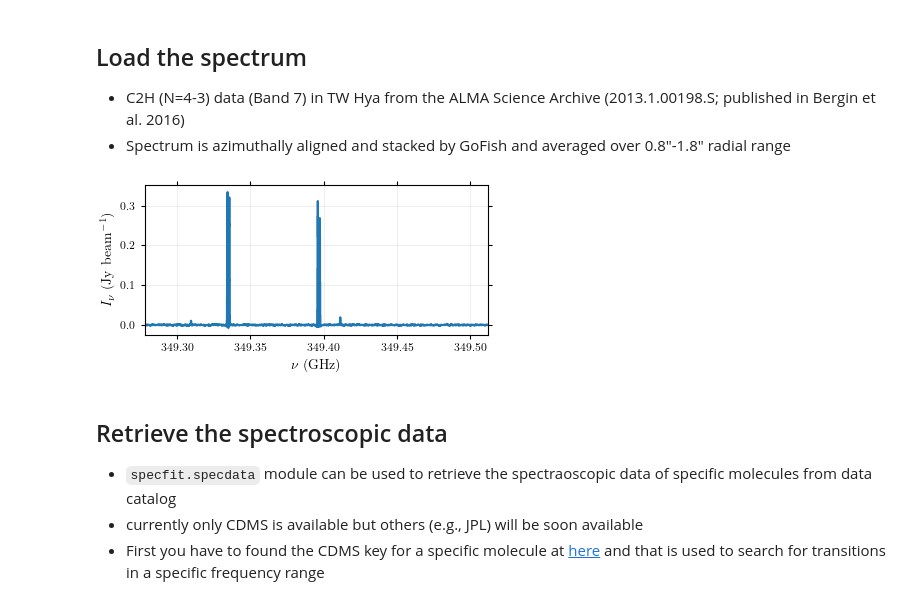
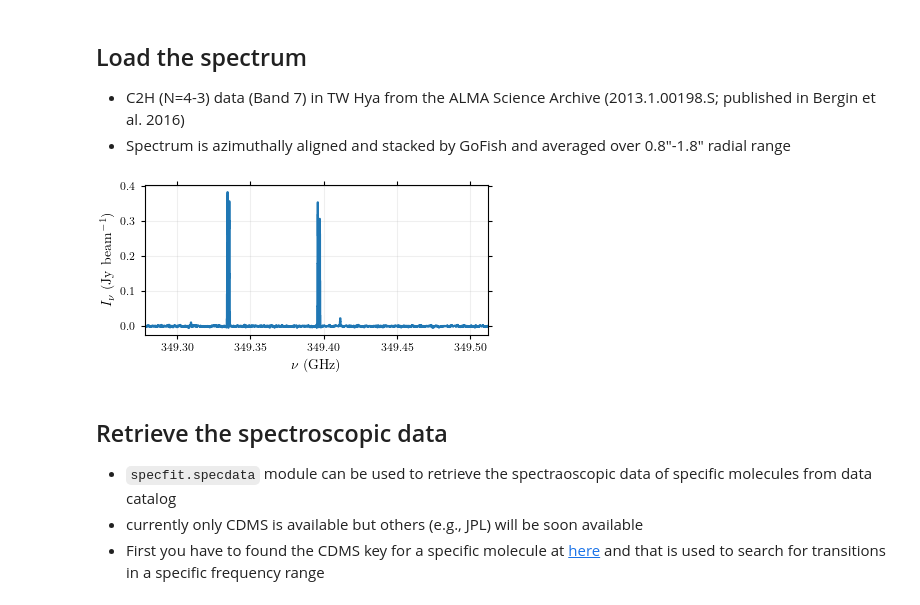
Before and after one commit to yyamato-as/specfit, a Jupyter notebook: exmaple_C2H_TW_Hya.ipynb, the cells around one changed output. Drawn from its saved outputs; the diff is of its cells as text; code cells hidden in the pictures.

```diff
--- a/exmaple_C2H_TW_Hya.ipynb
+++ b/exmaple_C2H_TW_Hya.ipynb
@@ -13,35 +13,35 @@ plt.rcParams.update(
     {
         "text.usetex": True,
         "font.family": "serif",
         "xtick.top": True,
         "ytick.right": True,
         "xtick.direction": "out",
         "ytick.direction": "out",
         "xtick.color": "black",
         "xtick.labelcolor": "black",
         "xtick.labelsize": 8,
         "xtick.major.size": 3.0,
         "ytick.color": "black",
         "ytick.labelcolor": "black",
         "ytick.labelsize": 8,
         "ytick.major.size": 3.0,
     }
 )
 
 # TW Hya systemic velocity
 vsys = 2.84 # in km/s
 
-filename = "./data/TW_Hya_C2H_4-3_spectrum_stacked_0.8-1.8.h5"
+filename = "./data/TW_Hya_C2H_4-3_spectrum_stacked_1.0arcsec-1.2arcsec.h5"
 spec = Spectrum(filename=filename)
 fig, ax = plt.subplots(figsize=(4, 2), layout="constrained")
 spec.plot(ax=ax, axis="freq", error_scaling=0.0, drawstyle="steps-mid")
 ax.set(xlabel=r"$\nu$ (GHz)", ylabel=r"$I_\nu$ (Jy beam$^{-1}$)")
 ax.grid(alpha=0.2)
 
 # calculate beam solid angle which is used later
 spec.Omega_beam = utils.get_beam_solid_angle(beam=spec.beam[:2])
 # %% [output]
-[figure, old version]
+[figure, new version]
 # %% [markdown]
 ## Retrieve the spectroscopic data
 - ``specfit.specdata`` module can be used to retrieve the spectraoscopic data of specific molecules from data catalog
```
Also changed, not shown: parts of 5 cells of this notebook, 5 other files.
